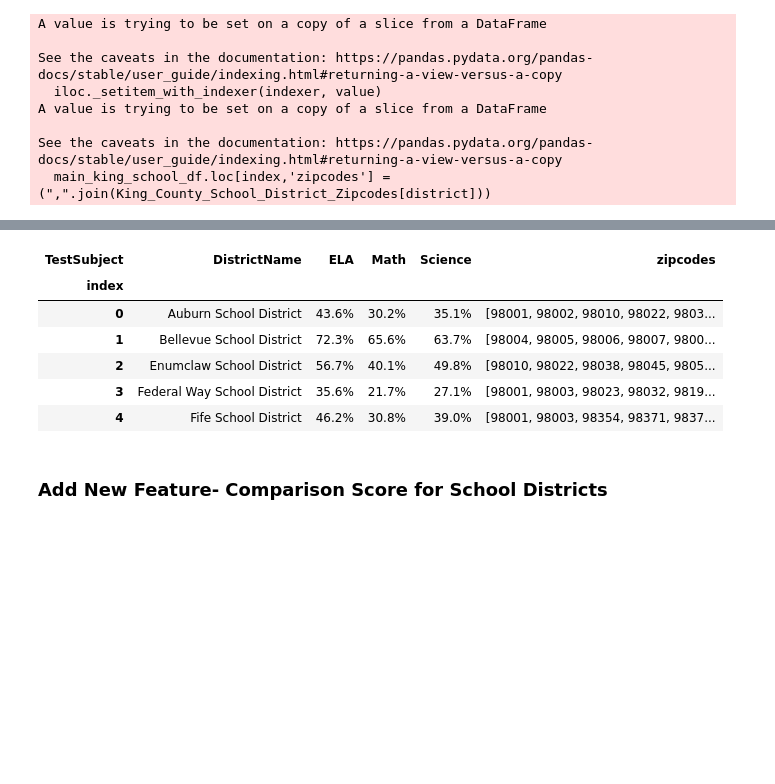
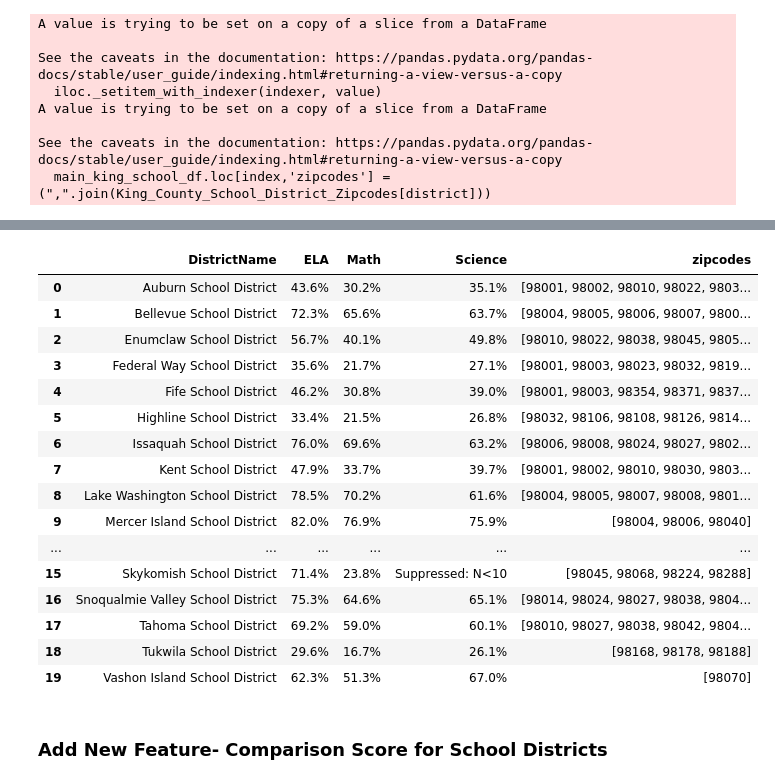
Before and after one commit to aokdata/King-County-House-Sales-, a Jupyter notebook: Data Preparation and Cleaning Notebook.ipynb, the cells around one changed output, grey strips where cells are left out. Drawn from its saved outputs; the diff is of its cells as text; code cells hidden in the pictures; blank space fills up the shorter version.

```diff
--- a/Data Preparation and Cleaning Notebook.ipynb
+++ b/Data Preparation and Cleaning Notebook.ipynb
@@ -338,2 +363,6 @@ main_king_school_df.index.name = 'index'
+# %%
+#Resetting index so we have 0 to 19
+main_king_school_df.reset_index(drop = True, inplace=True)
 # %%
-main_king_school_df.rename_axis(None, axis =1)
+#Renaming to remove "TestSubject"
+main_king_school_df.rename_axis(None, axis =1, inplace=True)
@@ -445,14 +461,24 @@ main_king_school_df['zipcodes'] =main_king_school_df['zipcodes'].apply(lambda x:
 # %%
 #View our dataframe with our new `zipcodes` column
-main_king_school_df.head()
+main_king_school_df
 # %% [output]
-| TestSubject | DistrictName | ELA | Math | Science | zipcodes |
-| index |  |  |  |  |  |
+|  | DistrictName | ELA | Math | Science | zipcodes |
 | 0 | Auburn School District | 43.6% | 30.2% | 35.1% | [98001, 98002, 98010, 98022, 9803... |
 | 1 | Bellevue School District | 72.3% | 65.6% | 63.7% | [98004, 98005, 98006, 98007, 9800... |
 | 2 | Enumclaw School District | 56.7% | 40.1% | 49.8% | [98010, 98022, 98038, 98045, 9805... |
 | 3 | Federal Way School District | 35.6% | 21.7% | 27.1% | [98001, 98003, 98023, 98032, 9819... |
 | 4 | Fife School District | 46.2% | 30.8% | 39.0% | [98001, 98003, 98354, 98371, 9837... |
+| 5 | Highline School District | 33.4% | 21.5% | 26.8% | [98032, 98106, 98108, 98126, 9814... |
+| 6 | Issaquah School District | 76.0% | 69.6% | 63.2% | [98006, 98008, 98024, 98027, 9802... |
+| 7 | Kent School District | 47.9% | 33.7% | 39.7% | [98001, 98002, 98010, 98030, 9803... |
+| 8 | Lake Washington School District | 78.5% | 70.2% | 61.6% | [98004, 98005, 98007, 98008, 9801... |
+| 9 | Mercer Island School District | 82.0% | 76.9% | 75.9% | [98004, 98006, 98040] |
+| ... | ... | ... | ... | ... | ... |
+| 15 | Skykomish School District | 71.4% | 23.8% | Suppressed: N<10 | [98045, 98068, 98224, 98288] |
+| 16 | Snoqualmie Valley School District | 75.3% | 64.6% | 65.1% | [98014, 98024, 98027, 98038, 9804... |
+| 17 | Tahoma School District | 69.2% | 59.0% | 60.1% | [98010, 98027, 98038, 98042, 9804... |
+| 18 | Tukwila School District | 29.6% | 16.7% | 26.1% | [98168, 98178, 98188] |
+| 19 | Vashon Island School District | 62.3% | 51.3% | 67.0% | [98070] |
 # %% [markdown]
 ### Add New Feature- Comparison Score for School Districts
 # %% [markdown]
```
Also changed, not shown: parts of 29 cells of this notebook.
